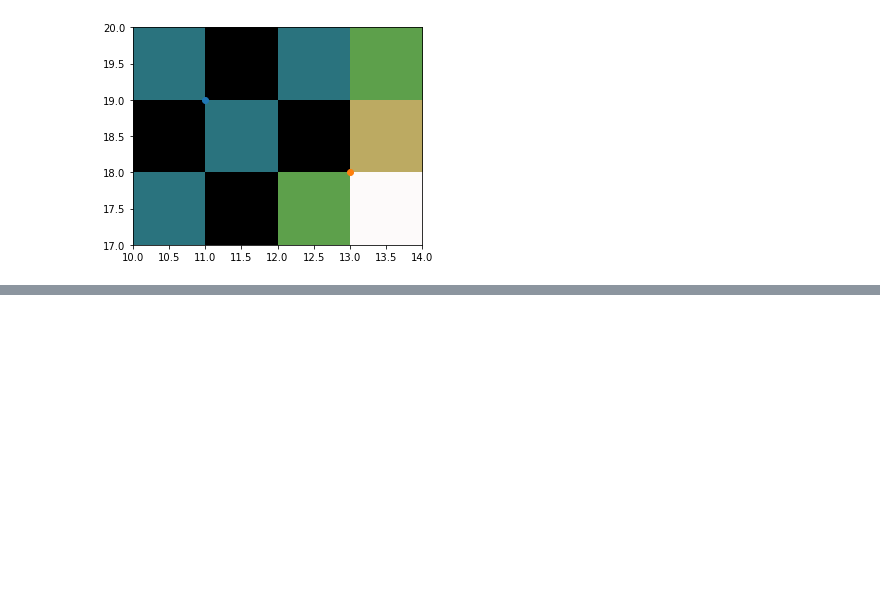
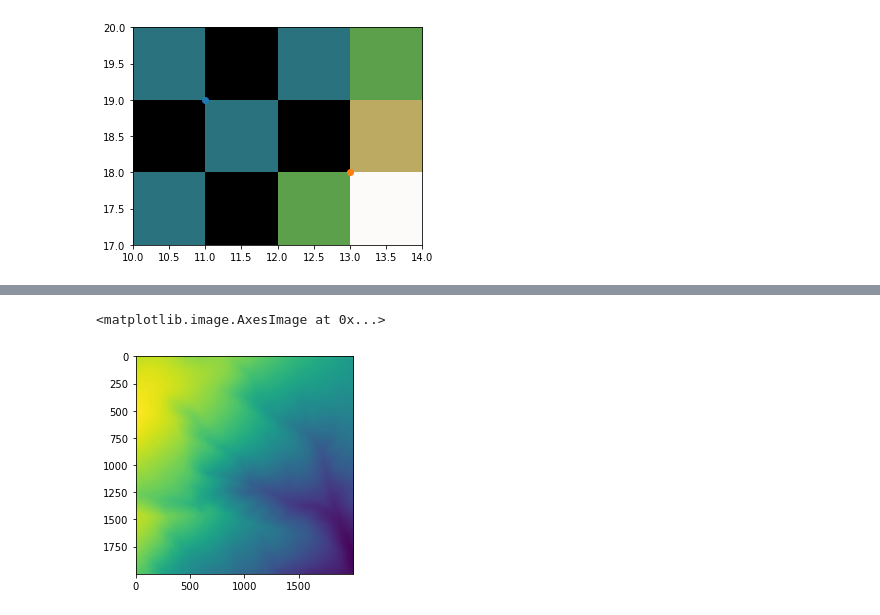
Before and after one commit to dankluskiewicz/pymagery, a Jupyter notebook: dev/Untitled.ipynb, the cells around one changed output, grey strips where cells are left out. Saved outputs shown, nothing was run; the diff lists cells and outputs as text; code cells hidden in the pictures; blank space fills up the shorter version.

```diff
--- a/dev/Untitled.ipynb
+++ b/dev/Untitled.ipynb
@@ -78,0 +54,5 @@ raise
+# %%
+plt.imshow(dem.band)
+# %% [output]
+<matplotlib.image.AxesImage at 0x...>
+[figure, added]
```
Also changed, not shown: parts of 7 cells of this notebook, 2 other files.
